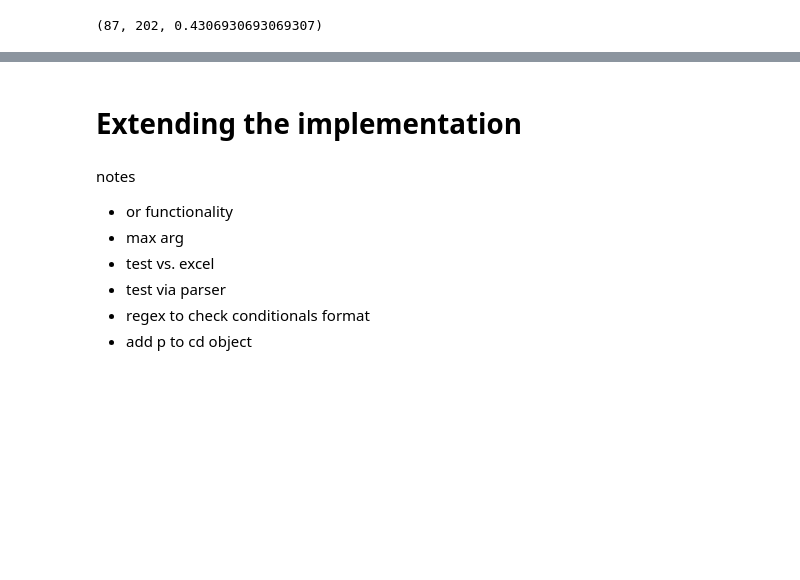
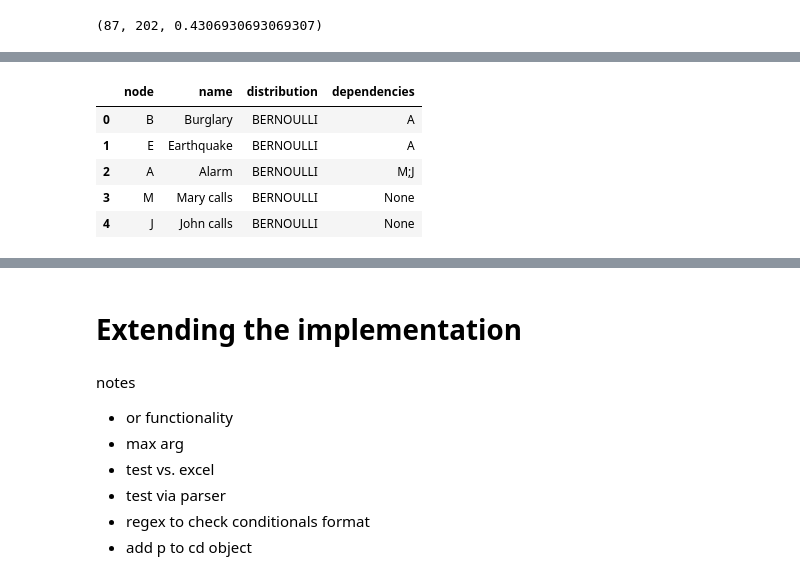
Before and after one commit to ludosil/BayesNet, a Jupyter notebook: notebooks/BayesNet.ipynb, the cells around one changed output, grey strips where cells are left out. Saved outputs shown, nothing was run; the diff lists cells and outputs as text; code cells hidden in the pictures; blank space fills up the shorter version.

```diff
--- a/notebooks/BayesNet.ipynb
+++ b/notebooks/BayesNet.ipynb
@@ -706,0 +724,12 @@ Within these two stages are checks that the Bayes net is self-consistent e.g. si
+# %%
+with open('../data/summary_alarm.csv', 'r') as f:
+    summary_df_alarm = pd.read_csv(f)
+
+summary_df_alarm
+# %% [output]
+|  | node | name | distribution | dependencies |
+| 0 | B | Burglary | BERNOULLI | A |
+| 1 | E | Earthquake | BERNOULLI | A |
+| 2 | A | Alarm | BERNOULLI | M;J |
+| 3 | M | Mary calls | BERNOULLI | None |
+| 4 | J | John calls | BERNOULLI | None |
```
Also changed, not shown: parts of 60 cells of this notebook.
